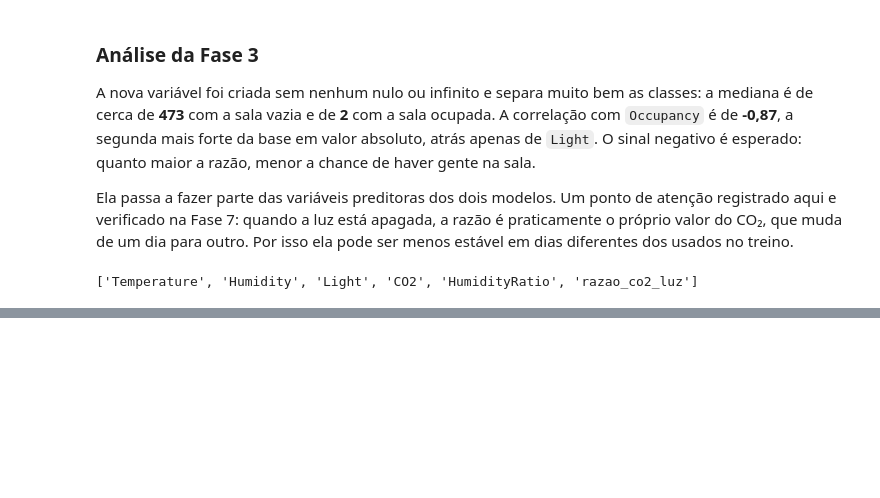
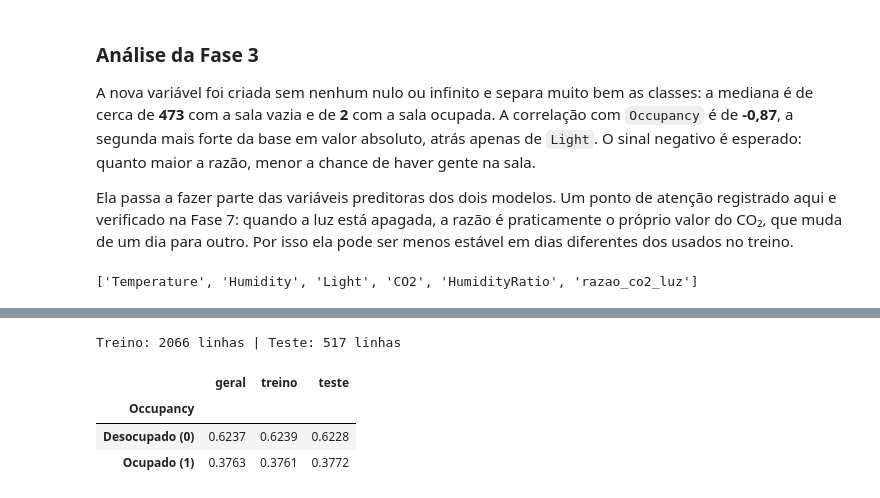
Before and after one commit to andersondiroza-dev/ocupacao-ia-pipeline, a Jupyter notebook: pipeline_ocupacao.ipynb, the cells around one changed output, grey strips where cells are left out. Drawn from its saved outputs; the diff is of its cells as text; code cells hidden in the pictures; blank space fills up the shorter version.

Commit message:
implementa fase 4: divisão estratificada em treino e teste

```diff
--- a/pipeline_ocupacao.ipynb
+++ b/pipeline_ocupacao.ipynb
@@ -519,0 +526,30 @@ FEATURES_MODELO
+# %%
+# -----------------------------------------------------------------------------
+# Fase 4: separação de X e y e divisão em treino e teste
+# -----------------------------------------------------------------------------
+# X: matriz de variáveis preditoras (o que o modelo enxerga)
+# y: variável alvo (o que o modelo precisa acertar)
+X = df[FEATURES_MODELO]
+y = df[ALVO]
+
+# test_size=0.2  -> 80% das leituras para treino e 20% para teste
+# stratify=y     -> treino e teste ficam com a mesma proporção de salas ocupadas da base
+# random_state=42 -> a divisão é sorteada sempre do mesmo jeito (reprodutibilidade)
+X_train, X_test, y_train, y_test = train_test_split(
+    X, y, test_size=0.2, stratify=y, random_state=42
+)
+
+print(f"Treino: {X_train.shape[0]} linhas | Teste: {X_test.shape[0]} linhas")
+
+# Conferência da estratificação: as três colunas devem ter praticamente a mesma proporção
+pd.DataFrame({
+    "geral": y.value_counts(normalize=True),
+    "treino": y_train.value_counts(normalize=True),
+    "teste": y_test.value_counts(normalize=True),
+}).round(4).rename(index={0: "Desocupado (0)", 1: "Ocupado (1)"})
+# %% [output]
+Treino: 2066 linhas | Teste: 517 linhas
+|  | geral | treino | teste |
+| Occupancy |  |  |  |
+| Desocupado (0) | 0.6237 | 0.6239 | 0.6228 |
+| Ocupado (1) | 0.3763 | 0.3761 | 0.3772 |
```
Also changed, not shown: parts of 2 cells of this notebook.
